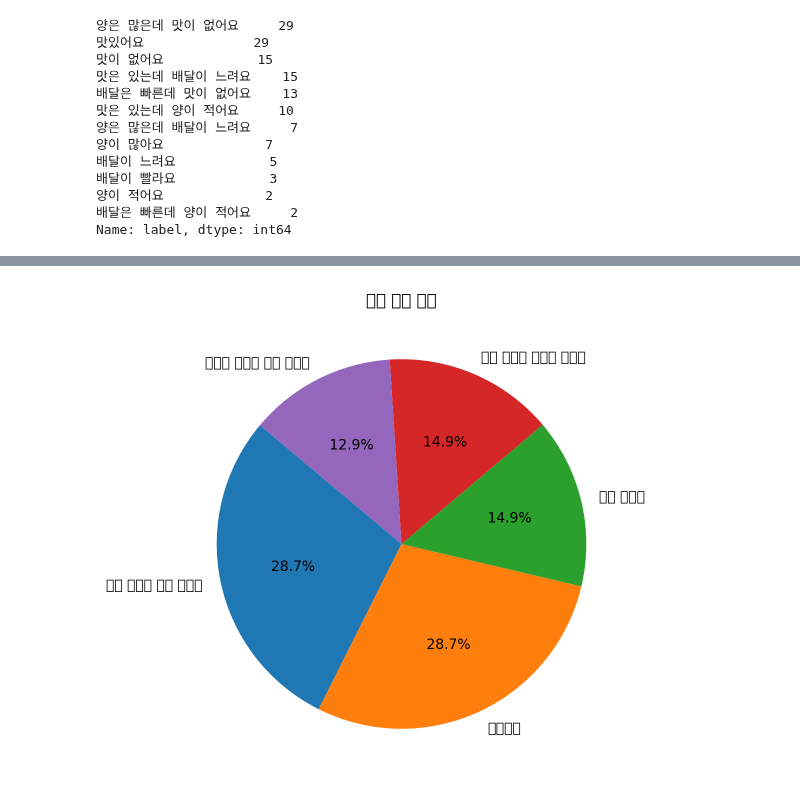
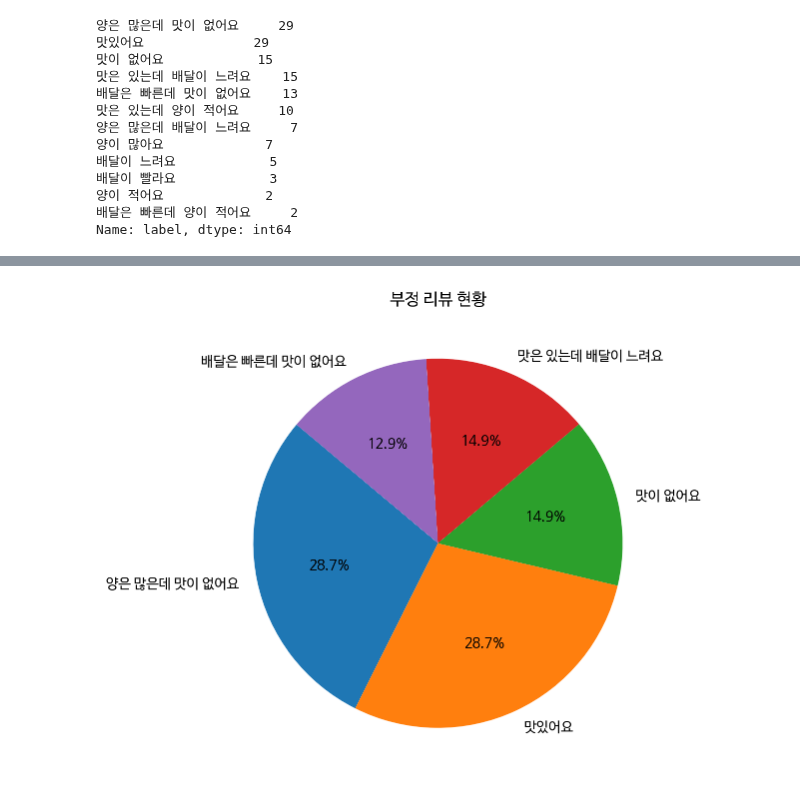
Before and after one commit to swoo-nam/BootCamp_project_final, a Jupyter notebook: 남상우_임시데이터_전처리.ipynb, the cells around one changed output, grey strips where cells are left out. Drawn from its saved outputs; the diff is of its cells as text; code cells hidden in the pictures.

```diff
--- a/남상우_임시데이터_전처리.ipynb
+++ b/남상우_임시데이터_전처리.ipynb
@@ -309,7 +313,7 @@ import matplotlib.font_manager
 import matplotlib.pyplot as plt
 
 plt.rcParams.update(plt.rcParamsDefault)
-plt.rc('font', family='Batang')
+plt.rc('font', family='NanumBarunGothic')
 
 plt.figure(figsize=(6, 6))
 plt.pie(label_counts[:5], labels=label_counts[:5].index, autopct='%1.1f%%', startangle=140)
@@ -336 +323 @@ WARNING:matplotlib.font_manager:findfont: Font family 'Batang' not found.
-[figure, old version]
+[figure, new version]
```
Also changed, not shown: parts of 3 cells of this notebook.
